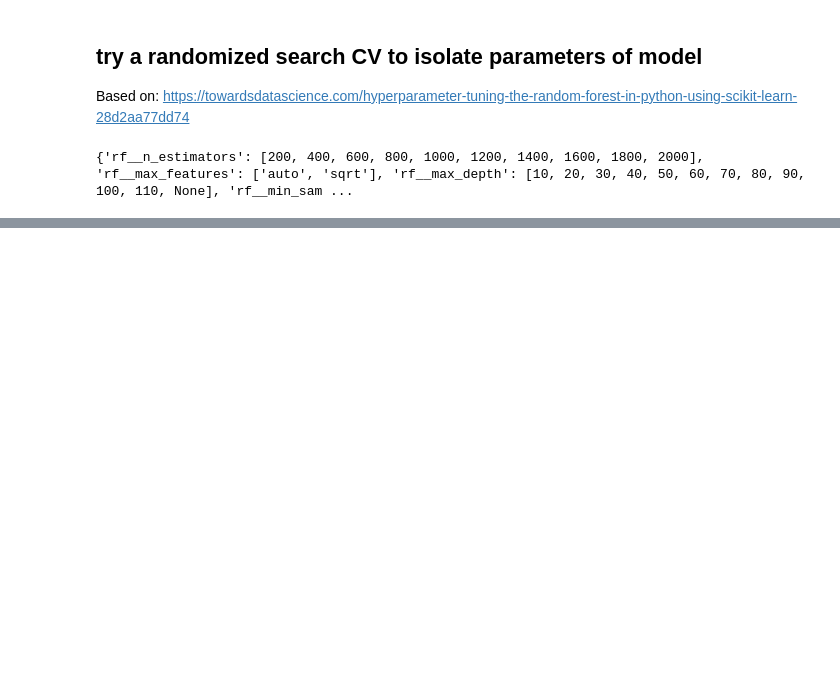
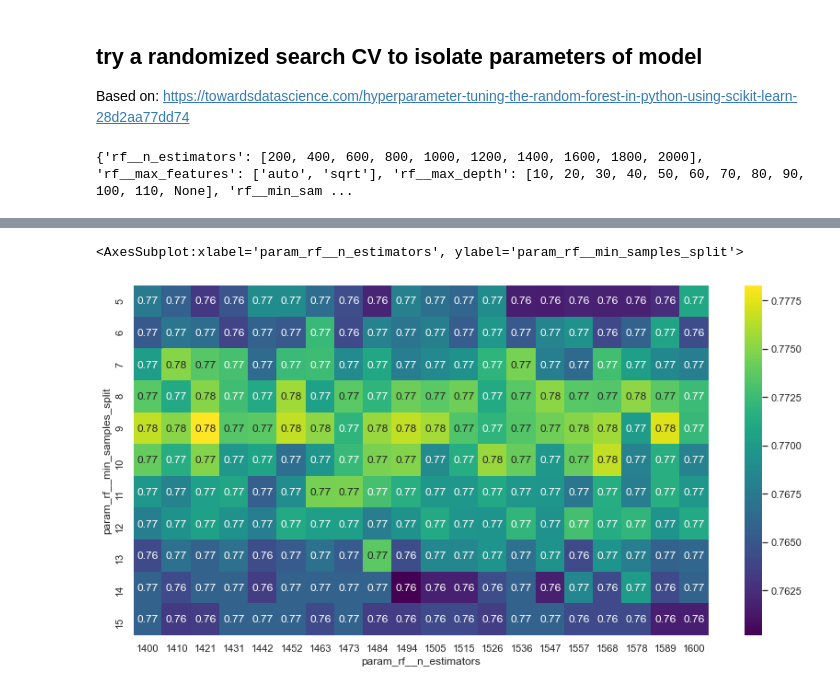
Before and after one commit to joshfuchs/DataScience_projects, a Jupyter notebook: titanic_clean.ipynb, the cells around one changed output, grey strips where cells are left out. Drawn from its saved outputs; the diff is of its cells as text; code cells hidden in the pictures; blank space fills up the shorter version.

```diff
--- a/titanic_clean.ipynb
+++ b/titanic_clean.ipynb
@@ -277,0 +316,3 @@ sns.heatmap(heatmap_data, annot = True, cmap='viridis')
+# %%
+grid_search_results = pd.DataFrame.from_dict(grid_pipeline.cv_results_)
+grid_search_results.head()
@@ -277,0 +326,10 @@ sns.heatmap(heatmap_data, annot = True, cmap='viridis')
+# %%
+heatmap_data = pd.pivot_table(grid_search_results, values='mean_test_score',
+                             index=['param_rf__min_samples_split'],
+                             columns='param_rf__n_estimators')
+
+sns.set(rc={'figure.figsize':(14,7)})
+sns.heatmap(heatmap_data, annot = True, cmap='viridis')
+# %% [output]
+<AxesSubplot:xlabel='param_rf__n_estimators', ylabel='param_rf__min_samples_split'>
+[figure, added]
```
Also changed, not shown: parts of 8 cells of this notebook.
